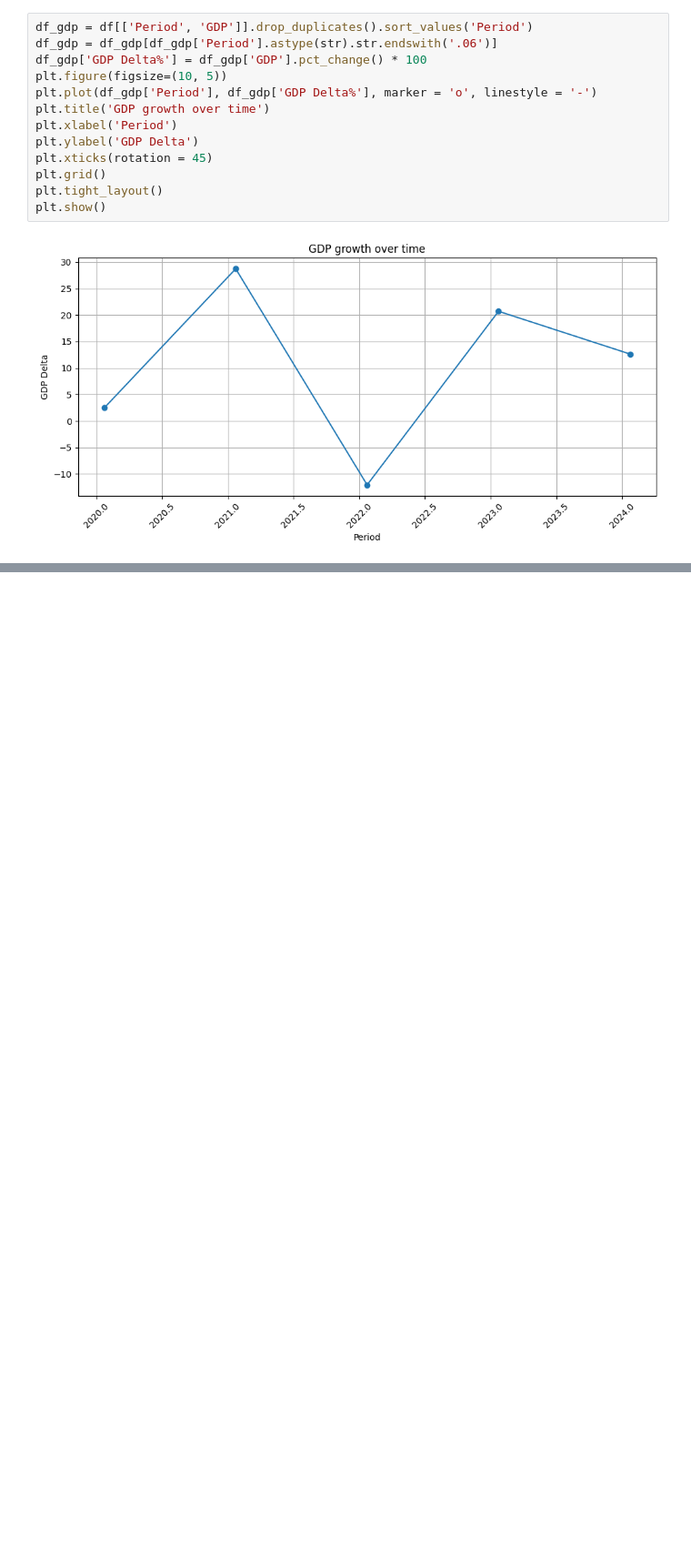
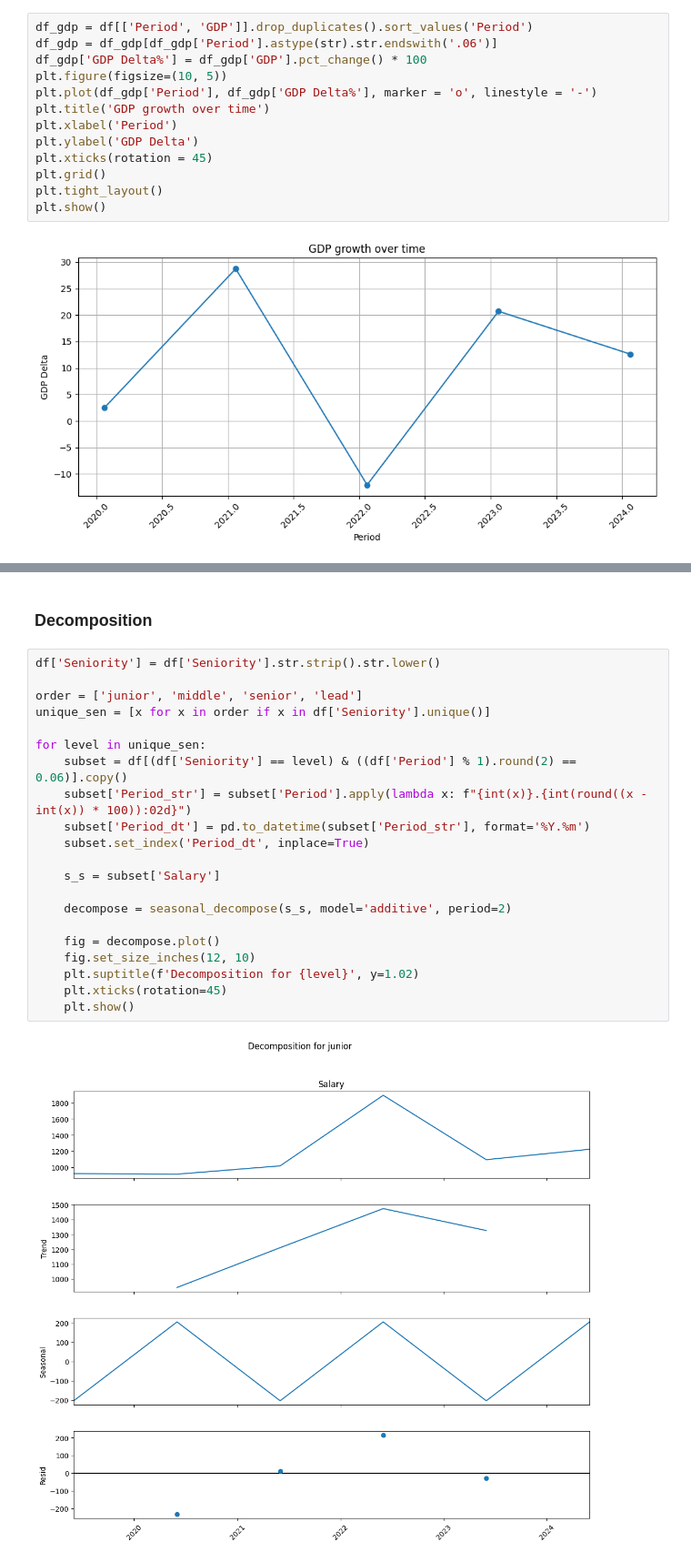
Before and after one commit to Lapraf/Salary-prediction, a Jupyter notebook: Term_paper/Model.ipynb, the cells around one changed output, grey strips where cells are left out. Shown at 91% size. Drawn from its saved outputs; the diff is of its cells as text; blank space fills up the shorter version.

```diff
--- a/Term_paper/Model.ipynb
+++ b/Term_paper/Model.ipynb
@@ -91,0 +112,25 @@ plt.figure(figsize = ())
+# %% [markdown]
+### Decomposition
+# %%
+df['Seniority'] = df['Seniority'].str.strip().str.lower()
+
+order = ['junior', 'middle', 'senior', 'lead']
+unique_sen = [x for x in order if x in df['Seniority'].unique()]
+
+for level in unique_sen:
+    subset = df[(df['Seniority'] == level) & ((df['Period'] % 1).round(2) == 0.06)].copy()
+    subset['Period_str'] = subset['Period'].apply(lambda x: f"{int(x)}.{int(round((x - int(x)) * 100)):02d}")
+    subset['Period_dt'] = pd.to_datetime(subset['Period_str'], format='%Y.%m')
+    subset.set_index('Period_dt', inplace=True)
+
+    s_s = subset['Salary']
+
+    decompose = seasonal_decompose(s_s, model='additive', period=2)
+
+    fig = decompose.plot()
+    fig.set_size_inches(12, 10)
+    plt.suptitle(f'Decomposition for {level}', y=1.02)
+    plt.xticks(rotation=45)
+    plt.show()
+# %% [output]
+[figure, added]
```
Also changed, not shown: parts of 12 cells of this notebook.
